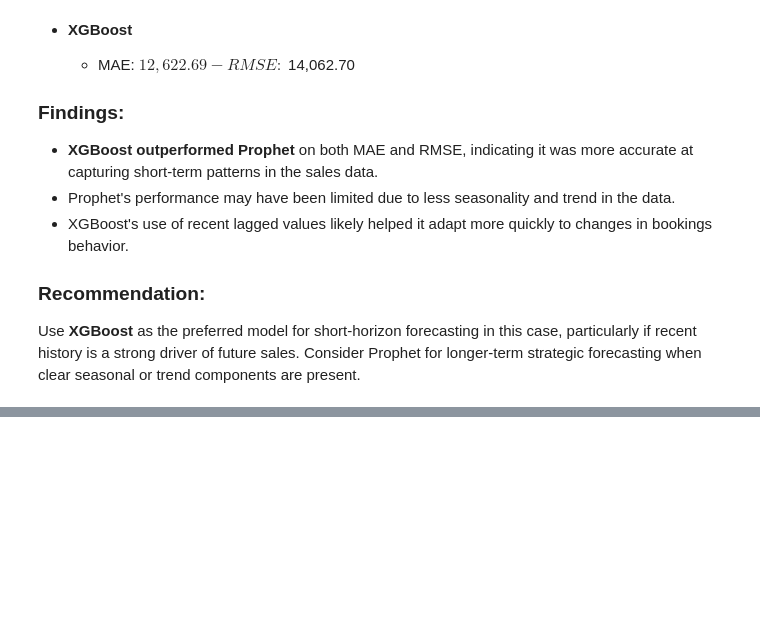
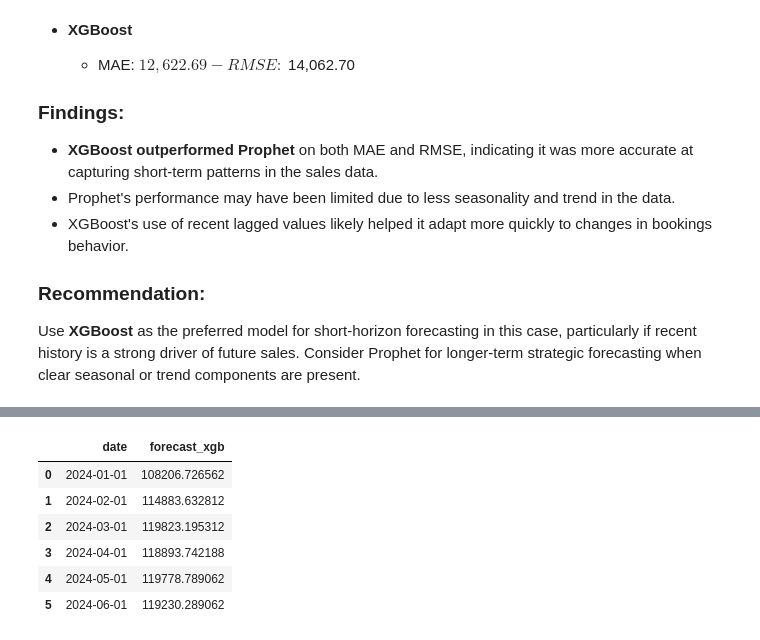
Before and after one commit to JamesvBell/data-science, a Jupyter notebook: sales-forecasting-by-product/notebooks/sales_forecast_model.ipynb, the cells around one changed output, grey strips where cells are left out. Saved outputs shown, nothing was run; the diff lists cells and outputs as text; code cells hidden in the pictures; blank space fills up the shorter version.

```diff
--- a/sales-forecasting-by-product/notebooks/sales_forecast_model.ipynb
+++ b/sales-forecasting-by-product/notebooks/sales_forecast_model.ipynb
@@ -207,0 +253,42 @@ Use **XGBoost** as the preferred model for short-horizon forecasting in this cas
+# %%
+# Forecast 6 future months using XGBoost and lag features
+import pandas as pd
+
+n_months = 6
+future_preds = []
+last_known = df_xgb_full.copy()
+last_date = last_known.index.max()
+
+for i in range(n_months):
+    latest_vals = last_known['monthly_bookings'].iloc[-3:].values
+
+    next_input = pd.DataFrame([{
+        'lag_1': latest_vals[-1],
+        'lag_2': latest_vals[-2],
+        'lag_3': latest_vals[-3]
+    }])
+
+    next_pred = model_xgb.predict(next_input)[0]
+    future_preds.append(next_pred)
+
+    next_month = last_date + pd.DateOffset(months=1)
+    new_row = pd.DataFrame({'monthly_bookings': [next_pred]}, index=[next_month])
+    last_known = pd.concat([last_known, new_row])
+    last_date = next_month
+# %%
+# Create DataFrame with forecast results
+future_df = pd.DataFrame({
+    'date': last_known.index[-6:],
+    'forecast_xgb': future_preds
+})
+
+# Display it
+future_df
+# %% [output]
+|  | date | forecast_xgb |
+| 0 | 2024-01-01 | 108206.726562 |
+| 1 | 2024-02-01 | 114883.632812 |
+| 2 | 2024-03-01 | 119823.195312 |
+| 3 | 2024-04-01 | 118893.742188 |
+| 4 | 2024-05-01 | 119778.789062 |
+| 5 | 2024-06-01 | 119230.289062 |
```
Also changed, not shown: parts of 8 cells of this notebook.
